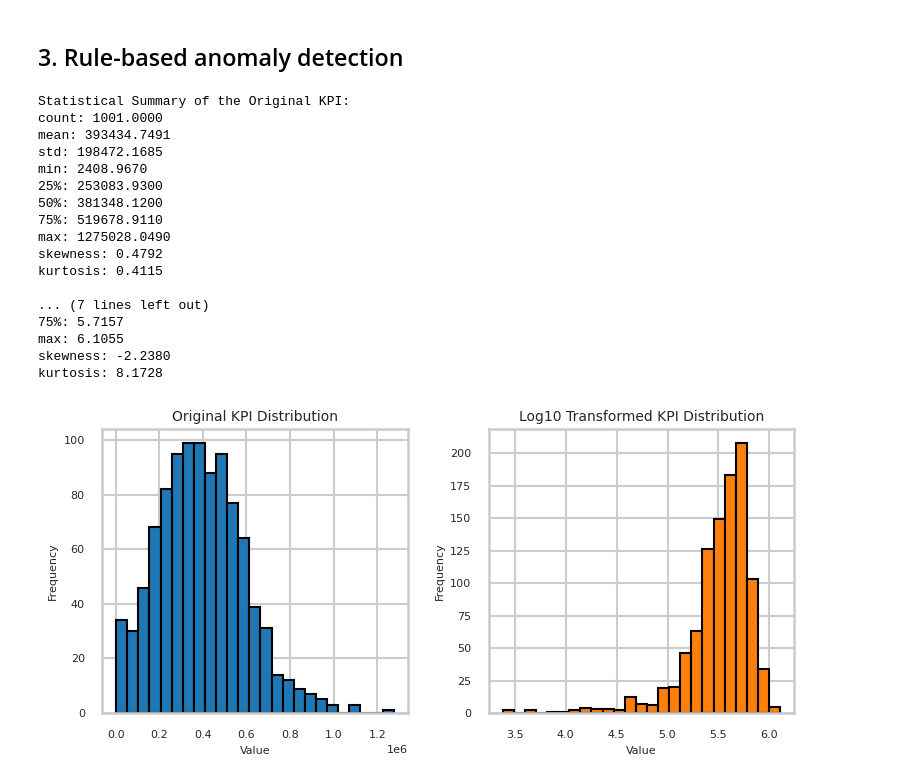
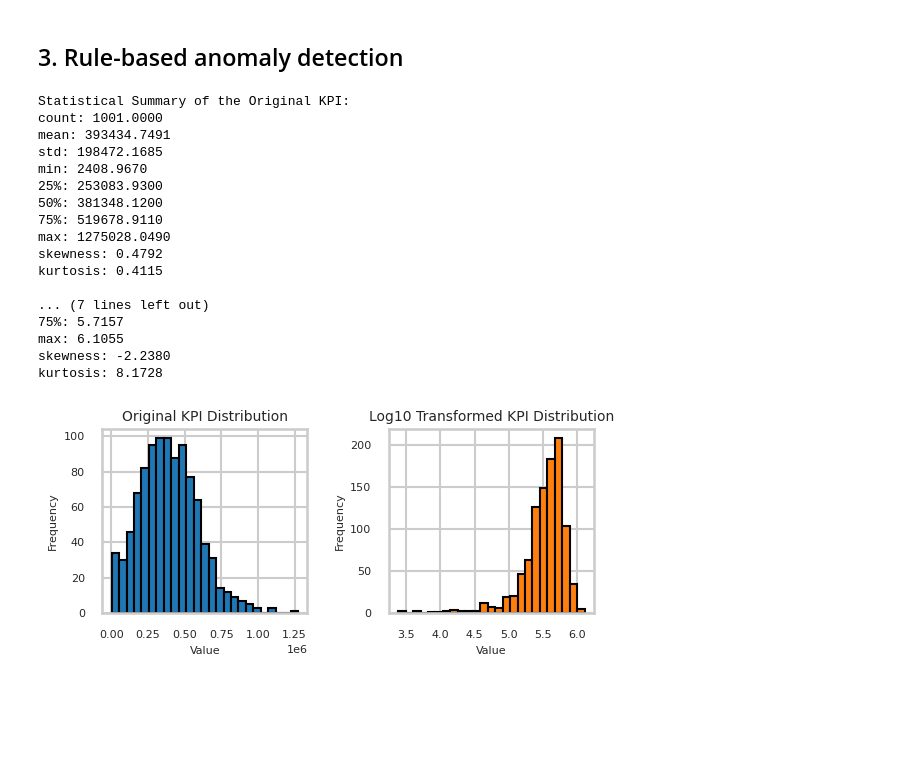
Before and after one commit to JuanMarcosRamirez/xmlad, a Jupyter notebook: 02_anomaly_detection.ipynb, the cells around one changed output. Cells and saved outputs as stored; diff of their text form; code cells hidden in the pictures; blank space fills up the shorter version.

```diff
--- a/02_anomaly_detection.ipynb
+++ b/02_anomaly_detection.ipynb
@@ -109,7 +109,7 @@ for key, value in summary_kpi_log.items():
     print(f"{key}: {value:.4f}")
 
 
-plt.figure(figsize=(8, 4))
+plt.figure(figsize=(6, 3))
 plt.subplot(1, 2, 1)
 plt.hist(kpi_aux, bins=25, color='tab:blue', edgecolor='black')
 plt.title("Original KPI Distribution", fontsize=10)
@@ -160,7 +160,7 @@ out_iqr_kpi_unq = outliers_iqr_kpi.unique()
 out_zsc_kpi_unq = outliers_zscore_kpi.unique()
 out_mad_kpi_unq = outliers_mad_kpi.unique()
 
-fig = plt.figure(figsize=(12, 4))
+fig = plt.figure(figsize=(9, 3))
 ax = fig.add_subplot(1, 3, 1)
 ax.hist([kpi_aux.to_numpy()[outliers_iqr_kpi == j] for j in out_iqr_kpi_unq],
         bins=25,
@@ -168,13 +168,13 @@ ax.hist([kpi_aux.to_numpy()[outliers_iqr_kpi == j] for j in out_iqr_kpi_unq],
         stacked=True,
         label=['Inliers', 'Outliers'],
         edgecolor='black')
-plt.tick_params(axis='both', labelsize=10)
-plt.legend(fontsize=10)
-plt.xlabel('transfer.datarate', fontsize=12)
-plt.ylabel('Counts', fontsize=12)
-plt.title('IQR Outlier Detection', fontsize=12)
+plt.tick_params(axis='both', labelsize=8)
+plt.legend(fontsize=8)
+plt.xlabel('transfer.datarate', fontsize=8)
+plt.ylabel('Counts', fontsize=8)
+plt.title('IQR Outlier Detection', fontsize=8)
 plt.autoscale(axis='both', tight=True)
-plt.gca().xaxis.get_offset_text().set_fontsize(10)
+plt.gca().xaxis.get_offset_text().set_fontsize(8)
 
 ax = fig.add_subplot(1, 3, 2)
 ax.hist([kpi_aux.to_numpy()[outliers_zscore_kpi == j] for j in out_zsc_kpi_unq],
@@ -183,13 +183,13 @@ ax.hist([kpi_aux.to_numpy()[outliers_zscore_kpi == j] for j in out_zsc_kpi_unq],
         stacked=True,
         label=['Inliers', 'Outliers'],
         edgecolor='black')
-plt.tick_params(axis='both', labelsize=10)
-plt.legend(fontsize=10)
-plt.xlabel('transfer.datarate', fontsize=12)
-plt.ylabel('Counts', fontsize=12)
-plt.title('Z-Score Outlier Detection', fontsize=12)
+plt.tick_params(axis='both', labelsize=8)
+plt.legend(fontsize=8)
+plt.xlabel('transfer.datarate', fontsize=8)
+plt.ylabel('Counts', fontsize=8)
+plt.title('Z-Score Outlier Detection', fontsize=8)
 plt.autoscale(axis='both', tight=True)
-plt.gca().xaxis.get_offset_text().set_fontsize(10)
+plt.gca().xaxis.get_offset_text().set_fontsize(8)
 
 ax = fig.add_subplot(1, 3, 3)
 ax.hist([kpi_aux.to_numpy()[outliers_mad_kpi == j] for j in out_mad_kpi_unq],
@@ -198,13 +198,13 @@ ax.hist([kpi_aux.to_numpy()[outliers_mad_kpi == j] for j in out_mad_kpi_unq],
         stacked=True,
         label=['Inliers', 'Outliers'],
         edgecolor='black')
-plt.tick_params(axis='both', labelsize=10)
-plt.legend(fontsize=10)
-plt.xlabel('transfer.datarate', fontsize=12)
-plt.ylabel('Counts', fontsize=12)
-plt.title('MAD Outlier Detection', fontsize=12)
+plt.tick_params(axis='both', labelsize=8)
+plt.legend(fontsize=8)
+plt.xlabel('transfer.datarate', fontsize=8)
+plt.ylabel('Counts', fontsize=8)
+plt.title('MAD Outlier Detection', fontsize=8)
 plt.autoscale(axis='both', tight=True)
-plt.gca().xaxis.get_offset_text().set_fontsize(10)
+plt.gca().xaxis.get_offset_text().set_fontsize(8)
 
 fig.tight_layout()
 plt.show()
@@ -218,7 +218,7 @@ outliers_mad_log = detect_outliers_mad(kpi_aux_log)
 out_iqr_log_unq = outliers_iqr_log.unique()
 out_zsc_log_unq = outliers_zscore_log.unique()
 out_mad_log_unq = outliers_mad_log.unique()
-fig = plt.figure(figsize=(12, 4))
+fig = plt.figure(figsize=(9, 3))
 ax = fig.add_subplot(1, 3, 1)
 ax.hist([kpi_aux_log.to_numpy()[outliers_iqr_log == j] for j in out_iqr_log_unq],
         bins=25,
@@ -226,13 +226,13 @@ ax.hist([kpi_aux_log.to_numpy()[outliers_iqr_log == j] for j in out_iqr_log_unq]
         stacked=True,
         label=['Inliers', 'Outliers'],
         edgecolor='black')
-plt.tick_params(axis='both', labelsize=10)
-plt.legend(fontsize=10)
-plt.xlabel('log10(transfer.datarate)', fontsize=12)
-plt.ylabel('Counts', fontsize=12)
-plt.title('IQR Outlier Detection (Log10 Transformed)', fontsize=12)
+plt.tick_params(axis='both', labelsize=8)
+plt.legend(fontsize=8)
+plt.xlabel('log10(transfer.datarate)', fontsize=8)
+plt.ylabel('Counts', fontsize=8)
+plt.title('IQR Outlier Detection (Log10)', fontsize=8)
 plt.autoscale(axis='both', tight=True)
-plt.gca().xaxis.get_offset_text().set_fontsize(10)
+plt.gca().xaxis.get_offset_text().set_fontsize(8)
 ax = fig.add_subplot(1, 3, 2)
 ax.hist([kpi_aux_log.to_numpy()[outliers_zscore_log == j] for j in out_zsc_log_unq],
         bins=25,
@@ -240,45 +240,45 @@ ax.hist([kpi_aux_log.to_numpy()[outliers_zscore_log == j] for j in out_zsc_log_u
         stacked=True,
         label=['Inliers', 'Outliers'],
         edgecolor='black')
-plt.tick_params(axis='both', labelsize=10)
-plt.legend(fontsize=10)
-plt.xlabel('log10(transfer.datarate)', fontsize=12)
-plt.ylabel('Counts', fontsize=12)
-plt.title('Z-Score Outlier Detection (Log10 Transformed)', fontsize=12)
+plt.tick_params(axis='both', labelsize=8)
+plt.legend(fontsize=8)
+plt.xlabel('log10(transfer.datarate)', fontsize=8)
+plt.ylabel('Counts', fontsize=8)
+plt.title('Z-Score Outlier Detection (Log10)', fontsize=8)
 plt.autoscale(axis='both', tight=True)
-plt.gca().xaxis.get_offset_text().set_fontsize(10)
+plt.gca().xaxis.get_offset_text().set_fontsize(8)
 ax = fig.add_subplot(1, 3, 3)
 ax.hist([kpi_aux_log.to_numpy()[outliers_mad_log == j] for j in out_mad_log_unq],
         bins=25,
         color=['tab:blue', 'tab:orange'],
         stacked=True,
         label=['Inliers', 'Outliers'],
         edgecolor='black')
-plt.tick_params(axis='both', labelsize=10)
-plt.legend(fontsize=10)
-plt.xlabel('log10(transfer.datarate)', fontsize=12)
-plt.ylabel('Counts', fontsize=12)
-plt.title('MAD Outlier Detection (Log10 Transformed)', fontsize=12)
+plt.tick_params(axis='both', labelsize=8)
+plt.legend(fontsize=8)
+plt.xlabel('log10(transfer.datarate)', fontsize=8)
+plt.ylabel('Counts', fontsize=8)
+plt.title('MAD Outlier Detection (Log10)', fontsize=8)
 plt.autoscale(axis='both', tight=True)
-plt.gca().xaxis.get_offset_text().set_fontsize(10)
+plt.gca().xaxis.get_offset_text().set_fontsize(8)
 fig.tight_layout()
 plt.show()
 # %% [output]
 Statistical Summary of the Original KPI:
 count: 1001.0000
 mean: 393434.7491
 std: 198472.1685
 min: 2408.9670
 25%: 253083.9300
 50%: 381348.1200
 75%: 519678.9110
 max: 1275028.0490
 skewness: 0.4792
 kurtosis: 0.4115
 
 ... (7 lines left out)
 75%: 5.7157
 max: 6.1055
 skewness: -2.2380
 kurtosis: 8.1728
-[figure, old version]
+[figure, new version]
```
Also changed, not shown: parts of 1 cell of this notebook.
